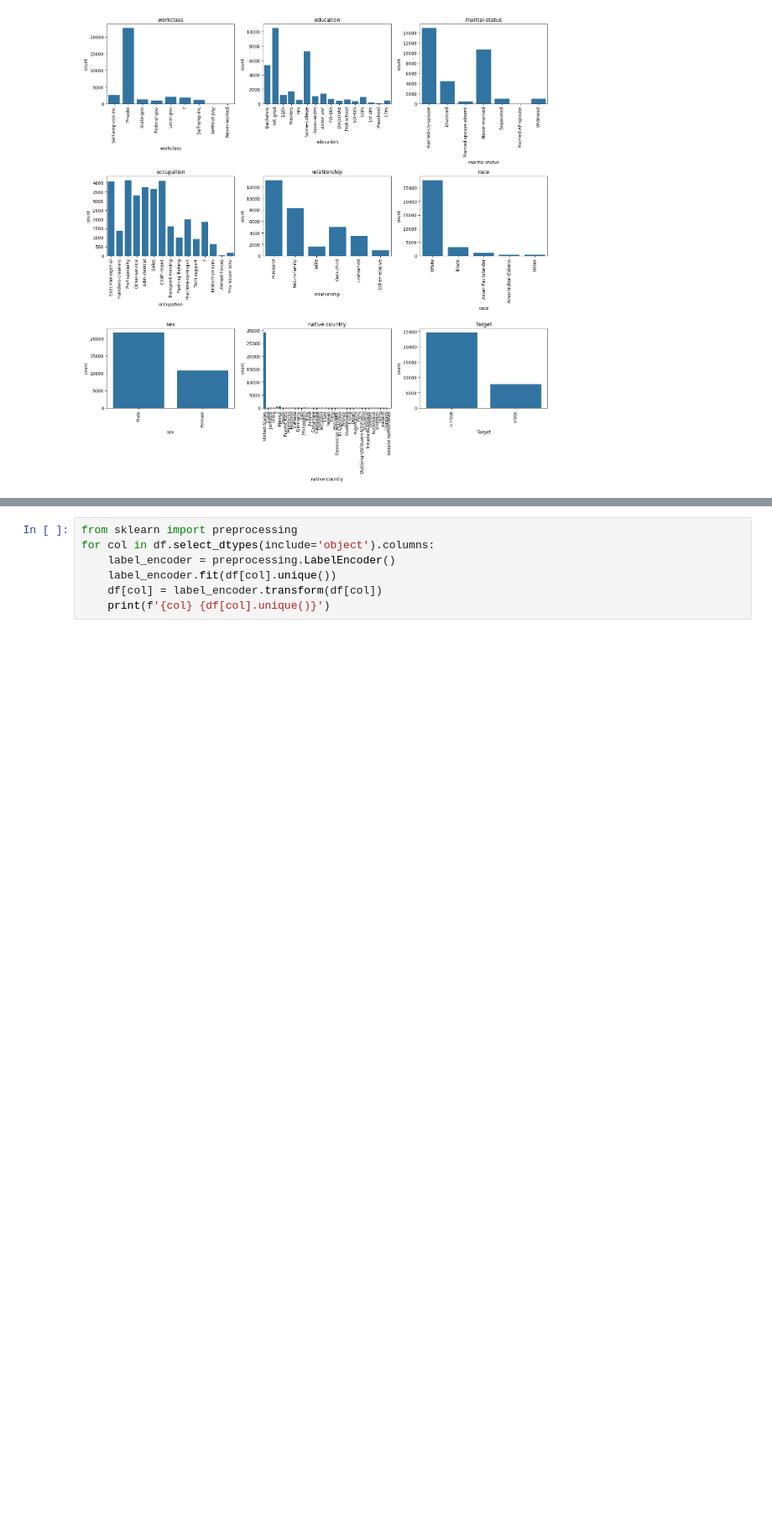
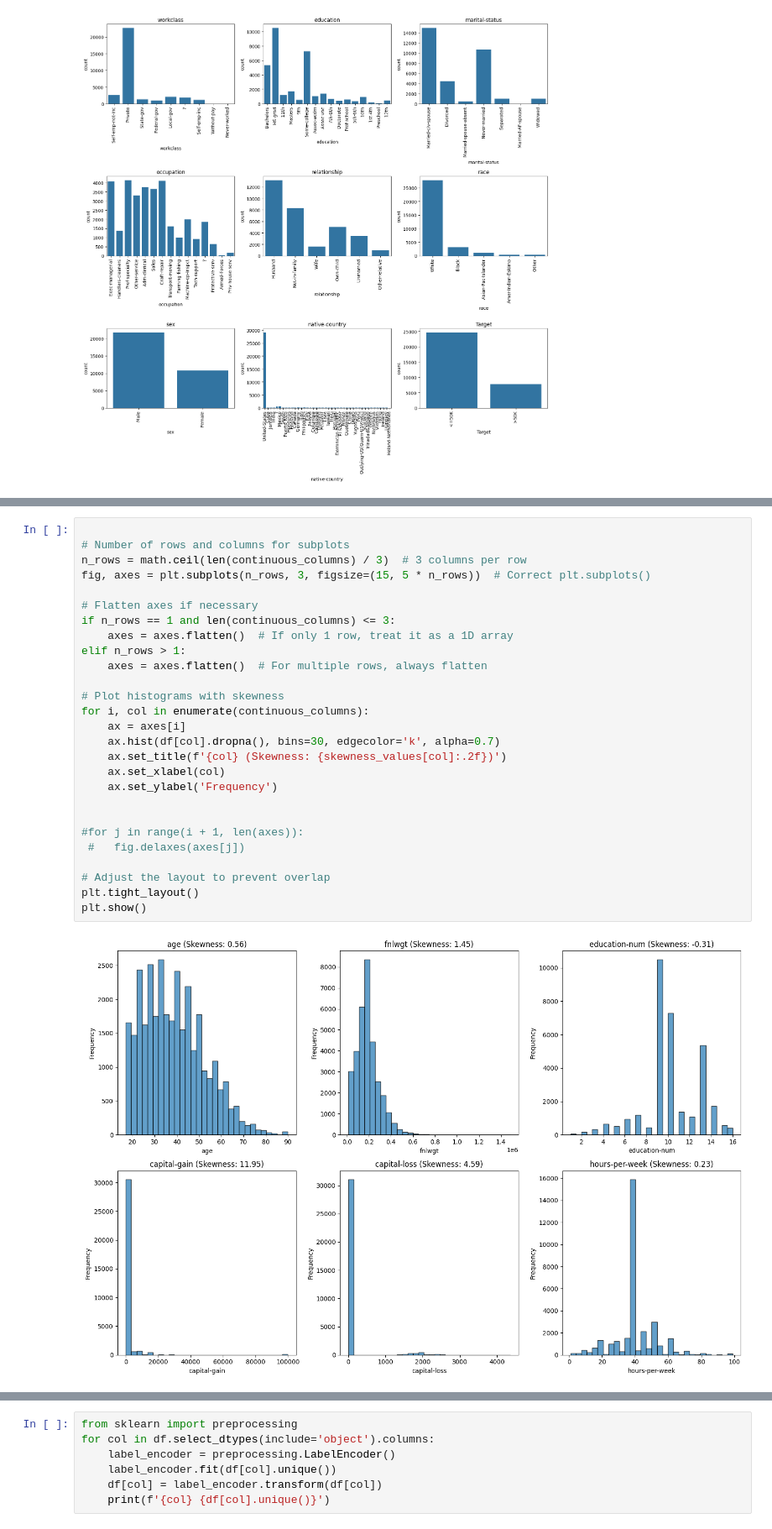
Before and after one commit to Abdul675/Project, a Jupyter notebook: income_prediction.ipynb, the cells around one changed output, grey strips where cells are left out. Shown at 84% size. Saved outputs shown, nothing was run; the diff lists cells and outputs as text; blank space fills up the shorter version.

```diff
--- a/income_prediction.ipynb
+++ b/income_prediction.ipynb
@@ -304,0 +334,29 @@ plt.show()
+# %%
+
+# Number of rows and columns for subplots
+n_rows = math.ceil(len(continuous_columns) / 3)  # 3 columns per row
+fig, axes = plt.subplots(n_rows, 3, figsize=(15, 5 * n_rows))  # Correct plt.subplots()
+
+# Flatten axes if necessary
+if n_rows == 1 and len(continuous_columns) <= 3:
+    axes = axes.flatten()  # If only 1 row, treat it as a 1D array
+elif n_rows > 1:
+    axes = axes.flatten()  # For multiple rows, always flatten
+
+# Plot histograms with skewness
+for i, col in enumerate(continuous_columns):
+    ax = axes[i]
+    ax.hist(df[col].dropna(), bins=30, edgecolor='k', alpha=0.7)
+    ax.set_title(f'{col} (Skewness: {skewness_values[col]:.2f})')
+    ax.set_xlabel(col)
+    ax.set_ylabel('Frequency')
+
+
+#for j in range(i + 1, len(axes)):
+ #   fig.delaxes(axes[j])
+
+# Adjust the layout to prevent overlap
+plt.tight_layout()
+plt.show()
+# %% [output]
+[figure, added]
```
Also changed, not shown: parts of 58 cells of this notebook.
